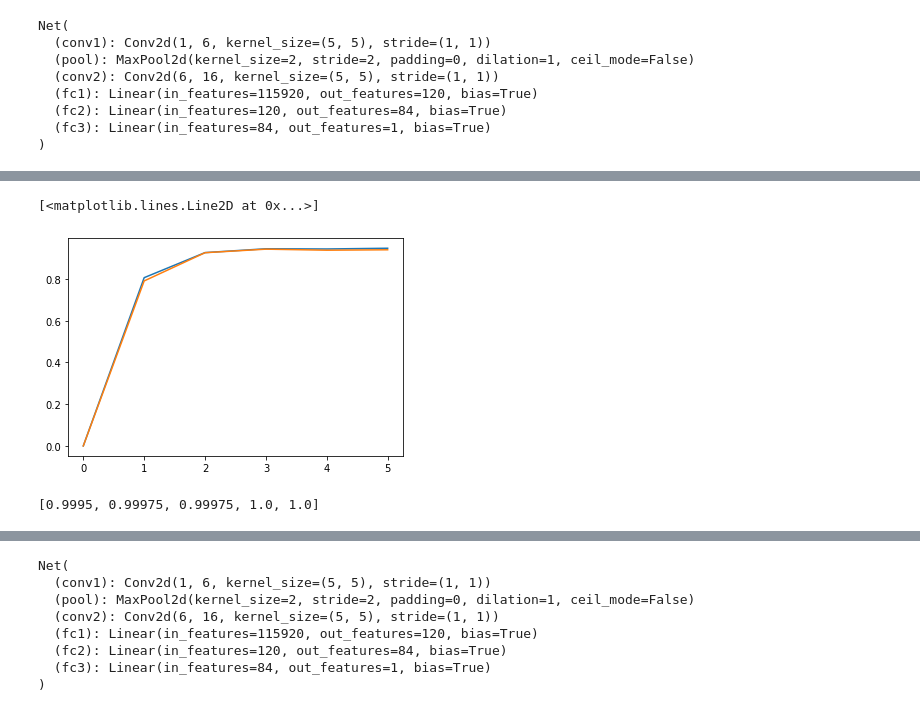
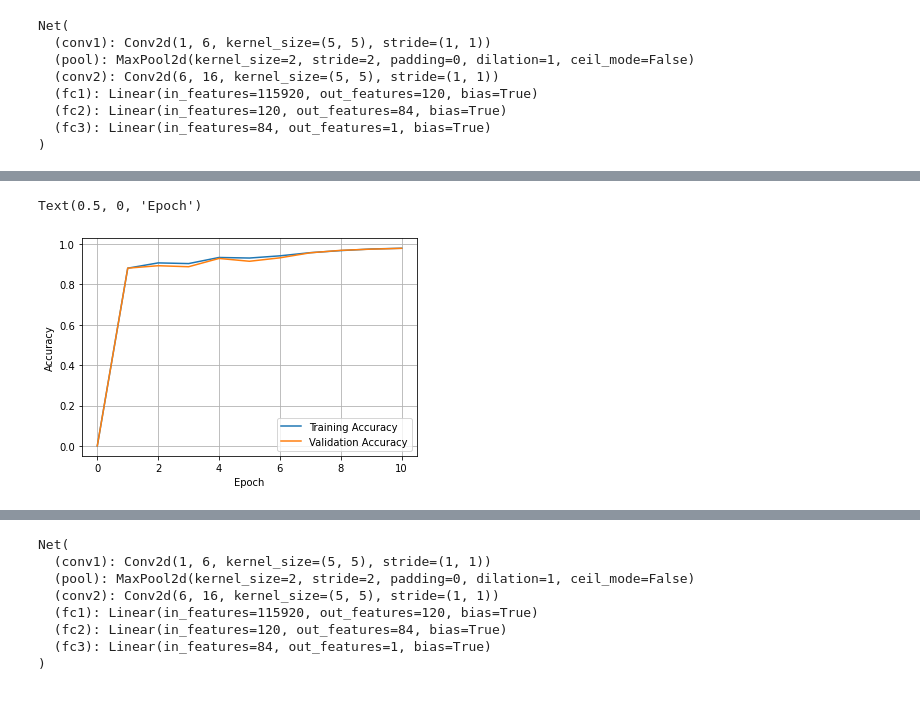
Before and after one commit to terrencetec/lens, a Jupyter notebook: notebook/pytorch.ipynb, the cells around one changed output, grey strips where cells are left out. Saved outputs shown, nothing was run; the diff lists cells and outputs as text; code cells hidden in the pictures.

```diff
--- a/notebook/pytorch.ipynb
+++ b/notebook/pytorch.ipynb
@@ -66,14 +84,14 @@ plt.imshow(img.squeeze(), cmap="gray")
 def imshow(img):
     img = img / 2 + 0.5     # unnormalize
     npimg = img.numpy()
-    plt.figure(figsize=(15,5))
+    plt.figure(figsize=(15,10))
     plt.axis("off")
     plt.imshow(np.transpose(npimg, (1, 2, 0)))
     plt.show()
 
 
 # get some random training images
-dataiter = iter(train_loader)
+dataiter = iter(test_loader)
 images, labels = dataiter.next()
 
 # show images
@@ -132,9 +150,10 @@ import torch.optim as optim
 criterion = nn.MSELoss()
 optimizer = optim.SGD(net.parameters(), lr=0.00001, momentum=0.9)
 # %%
+%%time
 train_accuracy = [0]
 validate_accuracy = [0]
-for epoch in range(5):  # loop over the dataset multiple times
+for epoch in range(10):  # loop over the dataset multiple times
 
     running_loss = 0.0
     val_loss = 0.0
@@ -217,10 +236,10 @@ Finished Training
-# %%
-plt.plot(train_accuracy)
-plt.plot(validate_accuracy)
-# %% [output]
-[<matplotlib.lines.Line2D at 0x...>]
-[figure, removed]
-# %%
-train_accuracy
-# %% [output]
-[0.9995, 0.99975, 0.99975, 1.0, 1.0]
+# %%
+plt.plot(train_accuracy, label="Training Accuracy")
+plt.plot(validate_accuracy, label="Validation Accuracy")
+plt.legend(loc=0)
+plt.grid()
+plt.ylabel("Accuracy")
+plt.xlabel("Epoch")
+# %% [output]
+Text(0.5, 0, 'Epoch')
+[figure, added]
```
Also changed, not shown: parts of 12 cells of this notebook.
